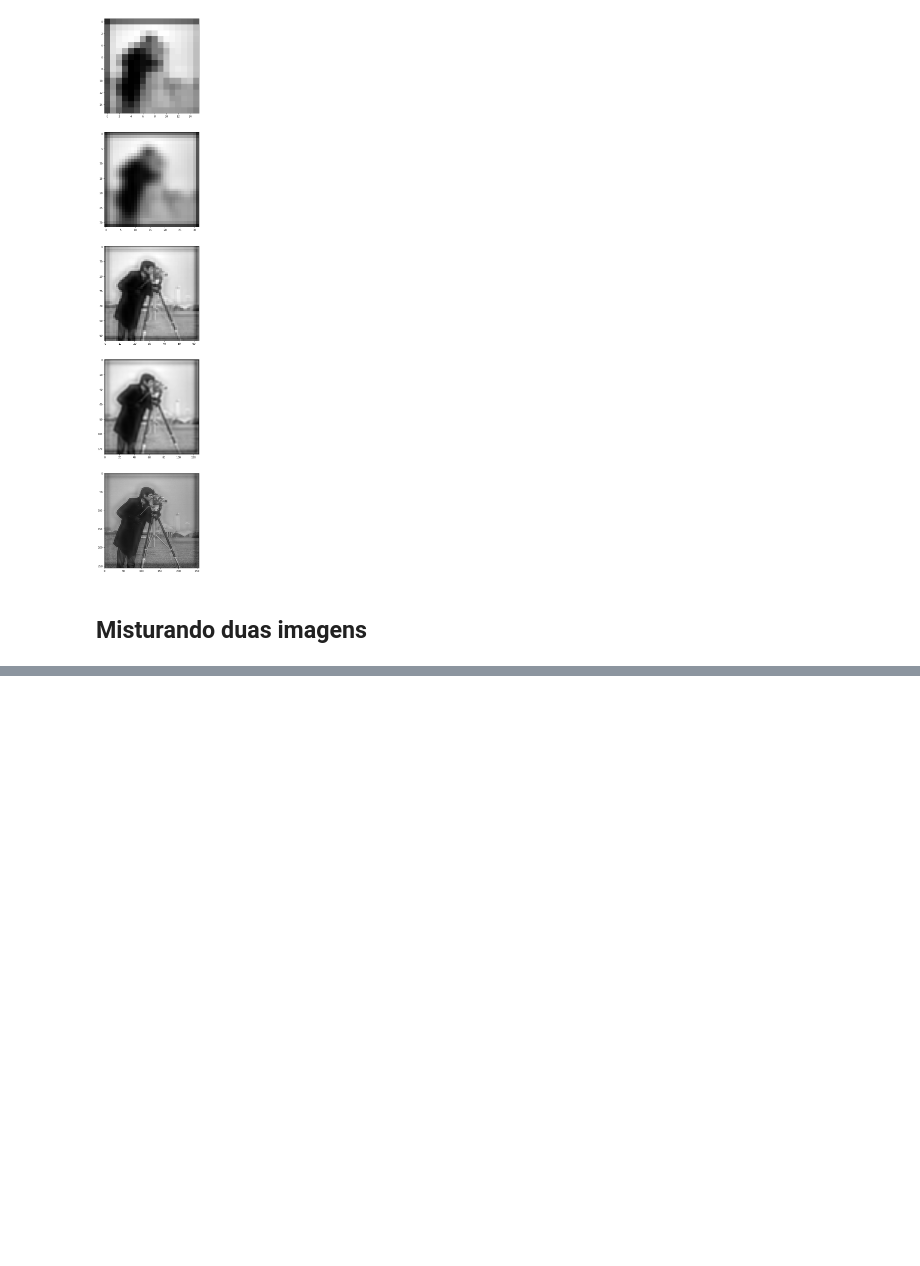
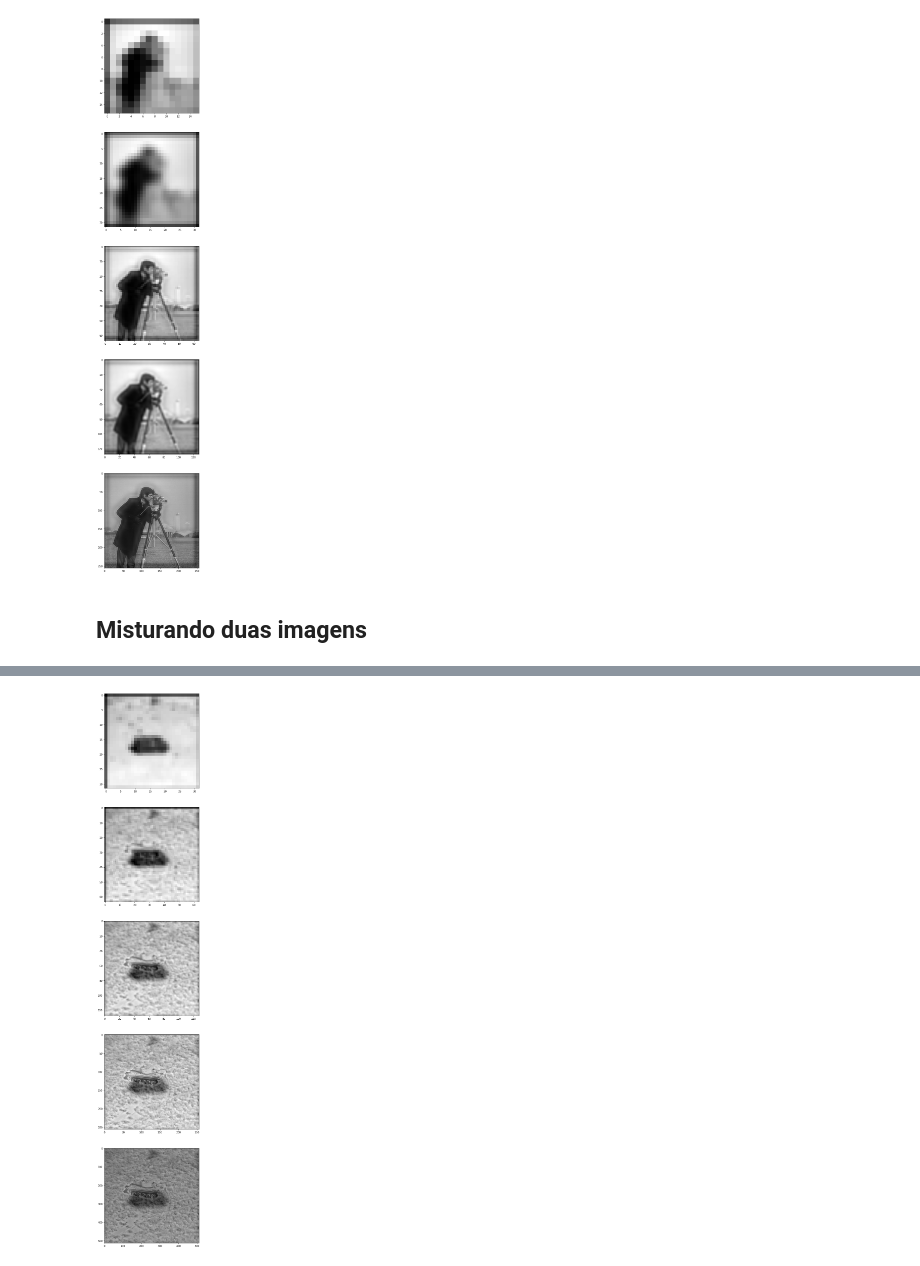
Before and after one commit to IvanCalvo/pdi, a Jupyter notebook: trabalho2/Pirâmide Laplaciana.ipynb, the cells around one changed output, grey strips where cells are left out. Drawn from its saved outputs; the diff is of its cells as text; code cells hidden in the pictures; blank space fills up the shorter version.

```diff
--- a/trabalho2/Pirâmide Laplaciana.ipynb
+++ b/trabalho2/Pirâmide Laplaciana.ipynb
@@ -204,0 +277,29 @@ plt.show()
+# %%
+#reconstruindo usando o topo da v1 com as diferenças de v2
+#topo da pirâmide gaussinana
+img_r5 = v1_16x
+
+#reconstruindo com a pirâmide laplaciana
+img_aux = upsample_2x(img_r5, w_c2d)
+img_r4 = img_aux + v2_diff4
+
+img_aux = upsample_2x(img_r4, w_c2d)
+img_r3 = img_aux + v2_diff3
+
+img_aux = upsample_2x(img_r3, w_c2d)
+img_r2 = img_aux + v2_diff2
+
+img_aux = upsample_2x(img_r2, w_c2d)
+img_r1 = img_aux + v2_diff1
+
+
+fig, ax = plt.subplots(5,1,figsize=(40,40))
+
+ax[0].imshow(img_r5, 'gray')
+ax[1].imshow(img_r4, 'gray')
+ax[2].imshow(img_r3, 'gray')
+ax[3].imshow(img_r2, 'gray')
+ax[4].imshow(img_r1, 'gray')
+plt.show()
+# %% [output]
+[figure, added]
```
Also changed, not shown: parts of 2 cells of this notebook, 2 other files.
